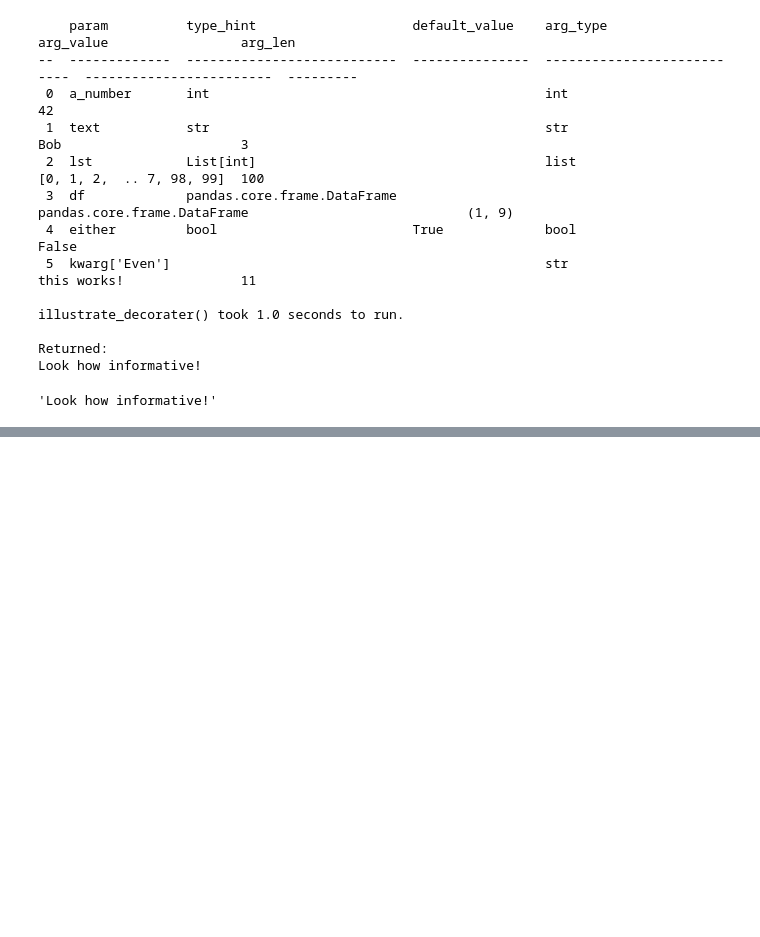
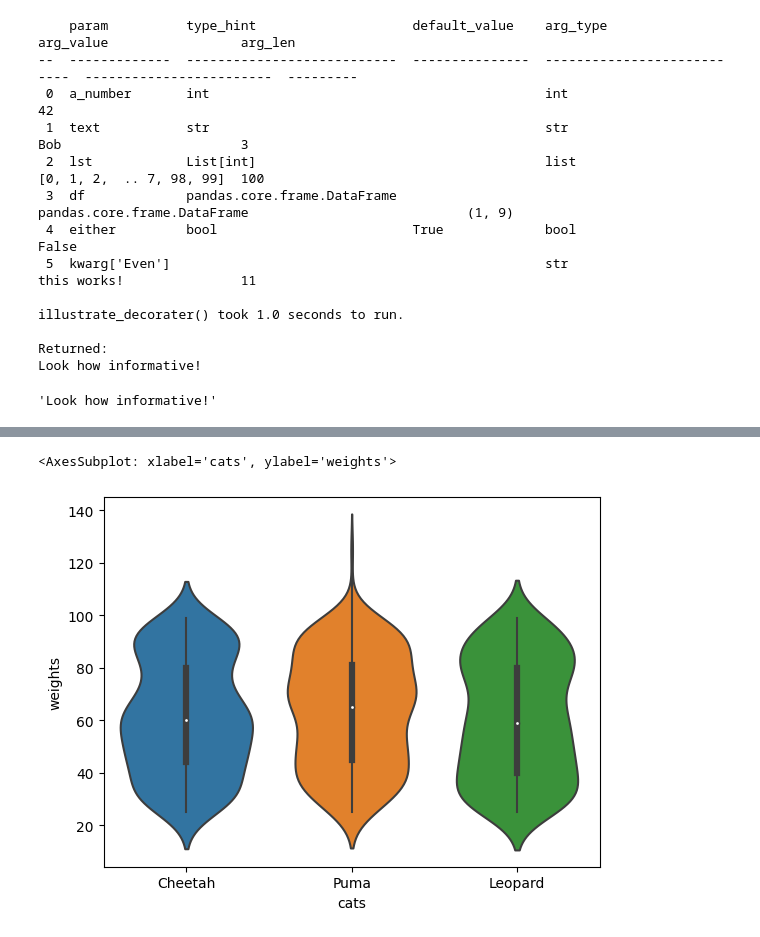
Before and after one commit to sTomerG/extra-datascience-tools, a Jupyter notebook: docs/source/notebooks/tutorial.ipynb, the cells around one changed output, grey strips where cells are left out. Cells and saved outputs as stored; diff of their text form; code cells hidden in the pictures; blank space fills up the shorter version.

```diff
--- a/docs/source/notebooks/tutorial.ipynb
+++ b/docs/source/notebooks/tutorial.ipynb
@@ -43,0 +88,22 @@ Look how informative!
+# %%
+# import libraries
+import matplotlib.pyplot as plt
+import seaborn as sns
+import pandas as pd
+import numpy as np
+
+from extra_ds_tools.plots.format import add_counts_to_xticks
+from numpy.random import default_rng
+
+# generate data
+rng = default_rng(42)
+cats = ['Cheetah', 'Leopard', 'Puma']
+cats = rng.choice(cats, size=1000)
+cats = np.append(cats, [None]*102)
+weights = rng.integers(25, 100, size=1000)
+weights = np.append(weights, [np.nan]*100)
+weights = np.append(weights, np.array([125,135]))
+rng.shuffle(cats)
+rng.shuffle(weights)
+df = pd.DataFrame({'cats': cats, 'weights': weights})
+df.head()
@@ -43,0 +117,7 @@ Look how informative!
+# %%
+# create e.g. a violinplot
+fig, ax = plt.subplots()
+sns.violinplot(df, x='cats', y='weights', ax=ax)
+# %% [output]
+<AxesSubplot: xlabel='cats', ylabel='weights'>
+[figure, added]
```
Also changed, not shown: parts of 10 cells of this notebook, 3 other files.
